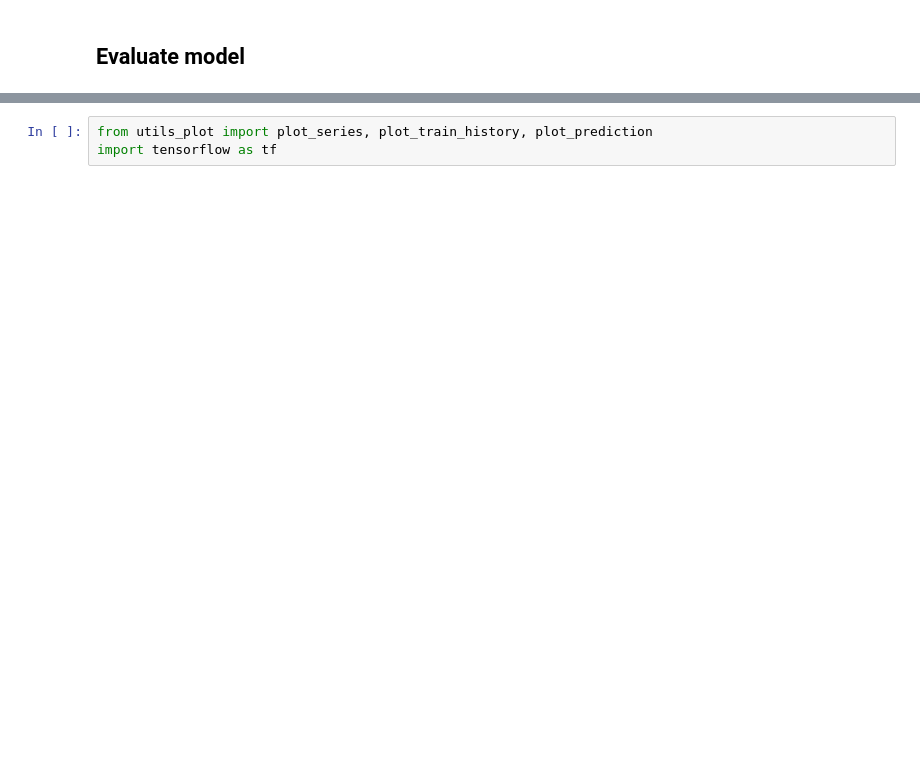
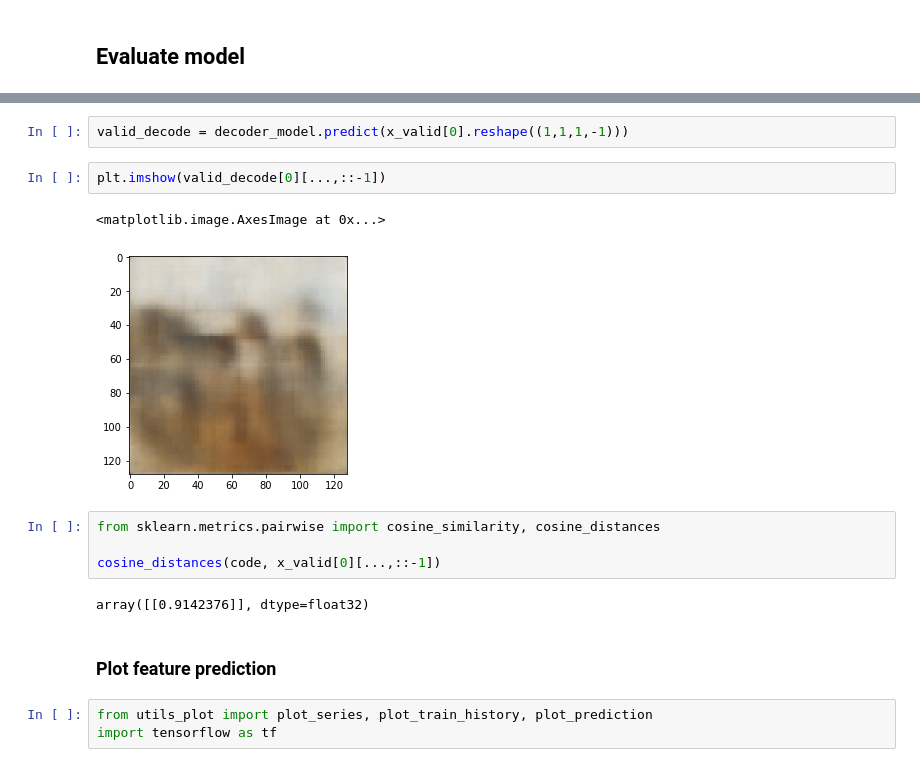
Before and after one commit to ignaciogatti/artwork-sequence-prediction, a Jupyter notebook: Sequence-prediction.ipynb, the cells around one changed output, grey strips where cells are left out. Cells and saved outputs as stored; diff of their text form; blank space fills up the shorter version.

```diff
--- a/Sequence-prediction.ipynb
+++ b/Sequence-prediction.ipynb
@@ -68,3 +164,18 @@ Epoch 15/20
+# %%
+valid_decode = decoder_model.predict(x_valid[0].reshape((1,1,1,-1)))
+# %%
+plt.imshow(valid_decode[0][...,::-1])
+# %% [output]
+<matplotlib.image.AxesImage at 0x...>
+[figure, added]
+# %%
+from sklearn.metrics.pairwise import cosine_similarity, cosine_distances
+
+cosine_distances(code, x_valid[0][...,::-1])
+# %% [output]
+array([[0.9142376]], dtype=float32)
+# %% [markdown]
+### Plot feature prediction
 # %%
 from utils_plot import plot_series, plot_train_history, plot_prediction
 import tensorflow as tf
```
Also changed, not shown: parts of 25 cells of this notebook, 2 other files.
